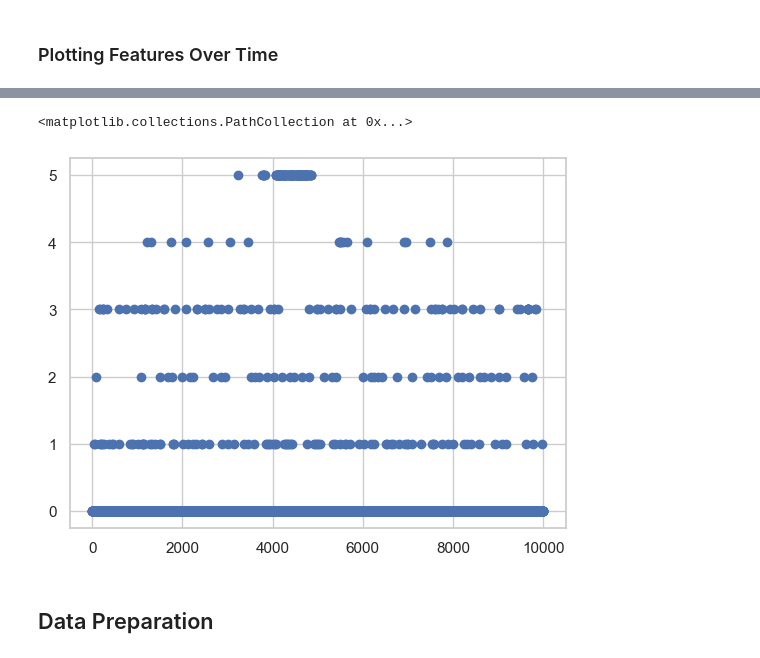
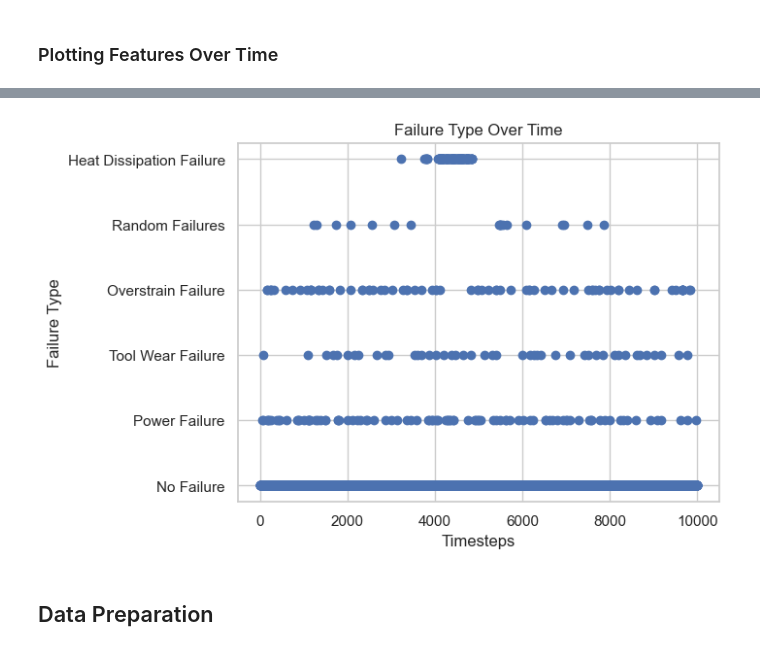
Before and after one commit to elan-wilkinson/Predicting-Manufacturing-Failure-Type, a Jupyter notebook: main.ipynb, the cells around one changed output, grey strips where cells are left out. Cells and saved outputs as stored; diff of their text form; code cells hidden in the pictures.

```diff
--- a/main.ipynb
+++ b/main.ipynb
@@ -185,9 +174,12 @@ See the caveats in the documentation: https://pandas.pydata.org/pandas-docs/stab
-# %%
-# linesplot the machining failure datatypes with y as the failure type and x as the udi
-plt.scatter( machining_failure_data_types['UDI'],machining_failure_data_types['Failure Type'])
-# %% [output]
-<matplotlib.collections.PathCollection at 0x...>
-[figure, removed]
+# %%
+# Plot of the types of failures over time
+plt.scatter(machining_failure_data['UDI'],machining_failure_data['Failure Type'])
+plt.xlabel('Timesteps')
+plt.ylabel('Failure Type')
+plt.title('Failure Type Over Time')
+plt.show()
+# %% [output]
+[figure, added]
 # %% [markdown]
 ## Data Preparation
 # %% [markdown]
```
Also changed, not shown: parts of 39 cells of this notebook.
